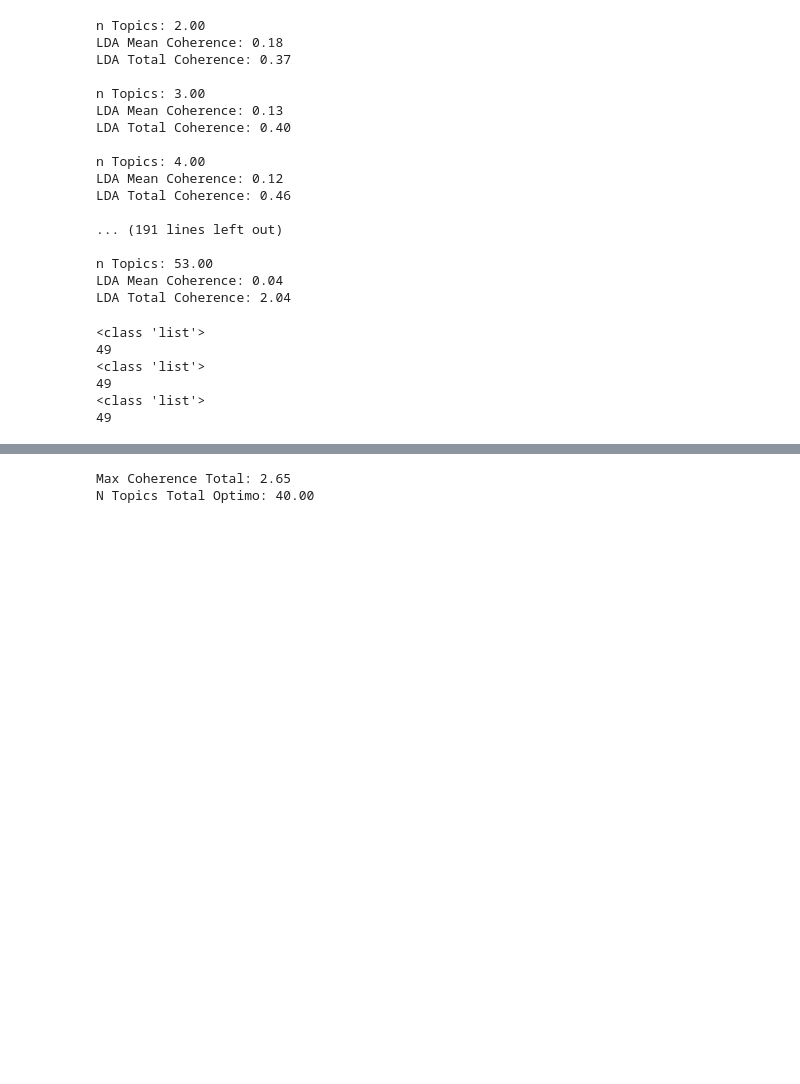
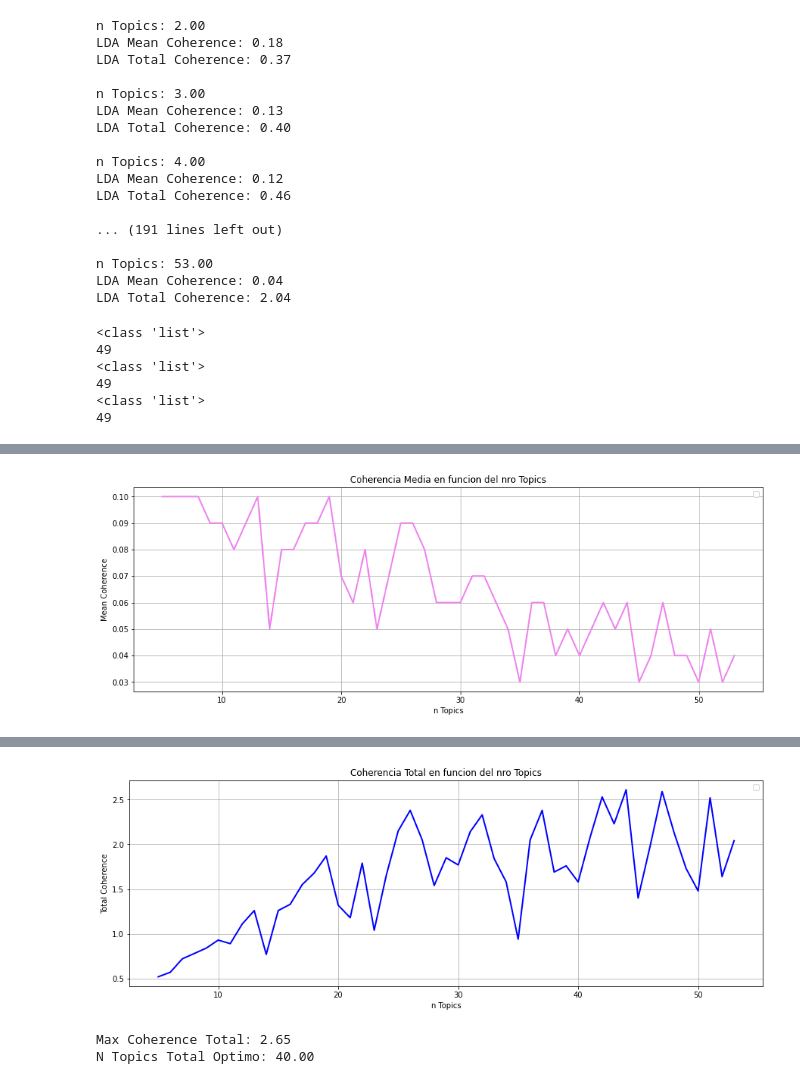
Before and after one commit to mateosuster/nlpPapers, a Jupyter notebook: code/05_LDA_TopicModels_GENSIM.ipynb, the cells around one changed output, grey strips where cells are left out. Drawn from its saved outputs; the diff is of its cells as text; code cells hidden in the pictures; blank space fills up the shorter version.

```diff
--- a/code/05_LDA_TopicModels_GENSIM.ipynb
+++ b/code/05_LDA_TopicModels_GENSIM.ipynb
@@ -907,9 +907,9 @@ for i in range(0,2):
   #values = N_Topics_array
 
   if Tipo_Grafico == "barras":
-    plt.bar(x,y, color=color_, width=1)
+    plt.bar(x,y, color=color_, width=0.5)
   elif Tipo_Grafico == "lineas":
-    plt.plot(x,y, color=color_, linewidth=1)
+    plt.plot(x,y, color=color_, linewidth=2)
 
   #plt.plot(pd.DataFrame(Coherence_Total_array, index=N_Topics_array), label='Coherence Total', color="b", linewidth=2)
   plt.title(title_)
@@ -924,0 +925 @@ NameError: ignored
+[figure, added]
@@ -925,3 +927,4 @@ NameError: ignored
+[figure, added]
 # %%
 cant_topics = 10 #### INGRESE CANTIDAD TOPICS
 
```
Also changed, not shown: parts of 1 cell of this notebook.
